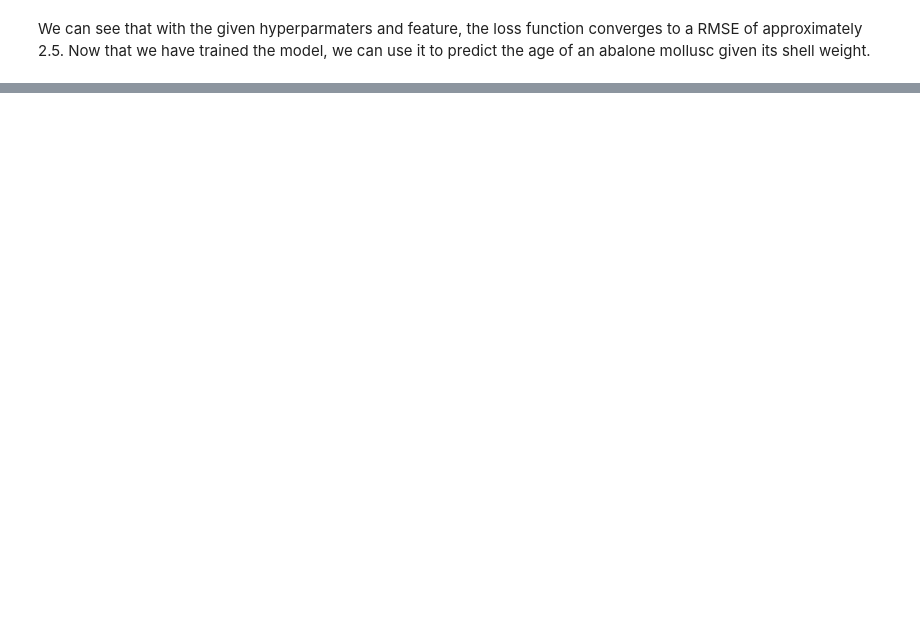
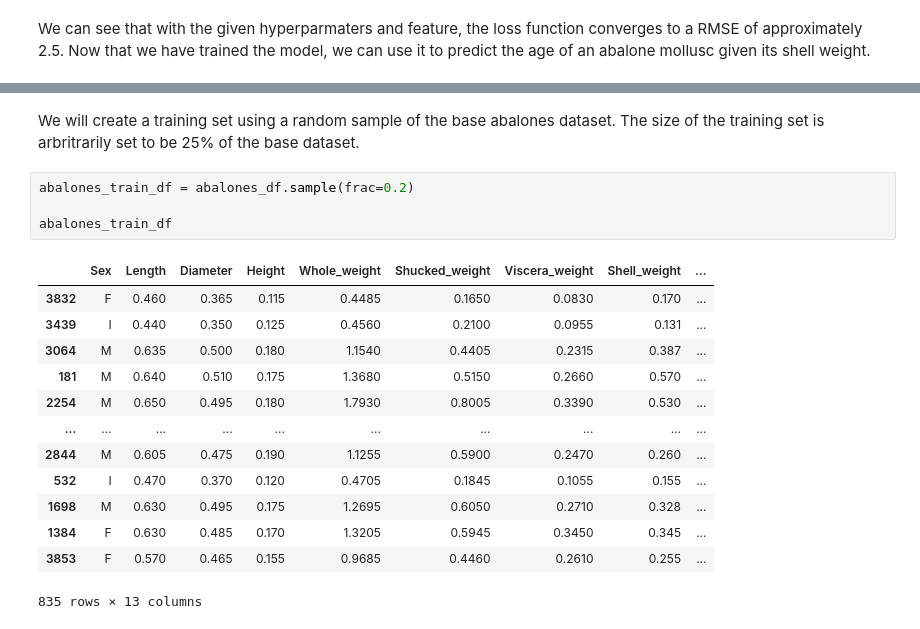
Before and after one commit to ChrisSoderberg-ONS/ml-practice, a Jupyter notebook: tensorflow-ml.ipynb, the cells around one changed output, grey strips where cells are left out. Drawn from its saved outputs; the diff is of its cells as text; blank space fills up the shorter version.

```diff
--- a/tensorflow-ml.ipynb
+++ b/tensorflow-ml.ipynb
@@ -177,0 +192,20 @@ predict_from_random(base_model, abalones_df, "Shell_weight", 10)
+# %% [markdown]
+We will create a training set using a random sample of the base abalones dataset. The size of the training set is arbritrarily set to be 25% of the base dataset.
+# %%
+abalones_train_df = abalones_df.sample(frac=0.2)
+
+abalones_train_df
+# %% [output]
+|  | Sex | Length | Diameter | Height | Whole_weight | Shucked_weight | Viscera_weight | Shell_weight | ... |
+| 3832 | F | 0.460 | 0.365 | 0.115 | 0.4485 | 0.1650 | 0.0830 | 0.170 | ... |
+| 3439 | I | 0.440 | 0.350 | 0.125 | 0.4560 | 0.2100 | 0.0955 | 0.131 | ... |
+| 3064 | M | 0.635 | 0.500 | 0.180 | 1.1540 | 0.4405 | 0.2315 | 0.387 | ... |
+| 181 | M | 0.640 | 0.510 | 0.175 | 1.3680 | 0.5150 | 0.2660 | 0.570 | ... |
+| 2254 | M | 0.650 | 0.495 | 0.180 | 1.7930 | 0.8005 | 0.3390 | 0.530 | ... |
+| ... | ... | ... | ... | ... | ... | ... | ... | ... | ... |
+| 2844 | M | 0.605 | 0.475 | 0.190 | 1.1255 | 0.5900 | 0.2470 | 0.260 | ... |
+| 532 | I | 0.470 | 0.370 | 0.120 | 0.4705 | 0.1845 | 0.1055 | 0.155 | ... |
+| 1698 | M | 0.630 | 0.495 | 0.175 | 1.2695 | 0.6050 | 0.2710 | 0.328 | ... |
+| 1384 | F | 0.630 | 0.485 | 0.170 | 1.3205 | 0.5945 | 0.3450 | 0.345 | ... |
+| 3853 | F | 0.570 | 0.465 | 0.155 | 0.9685 | 0.4460 | 0.2610 | 0.255 | ... |
+835 rows × 13 columns
```
Also changed, not shown: parts of 15 cells of this notebook, 1 other file.
